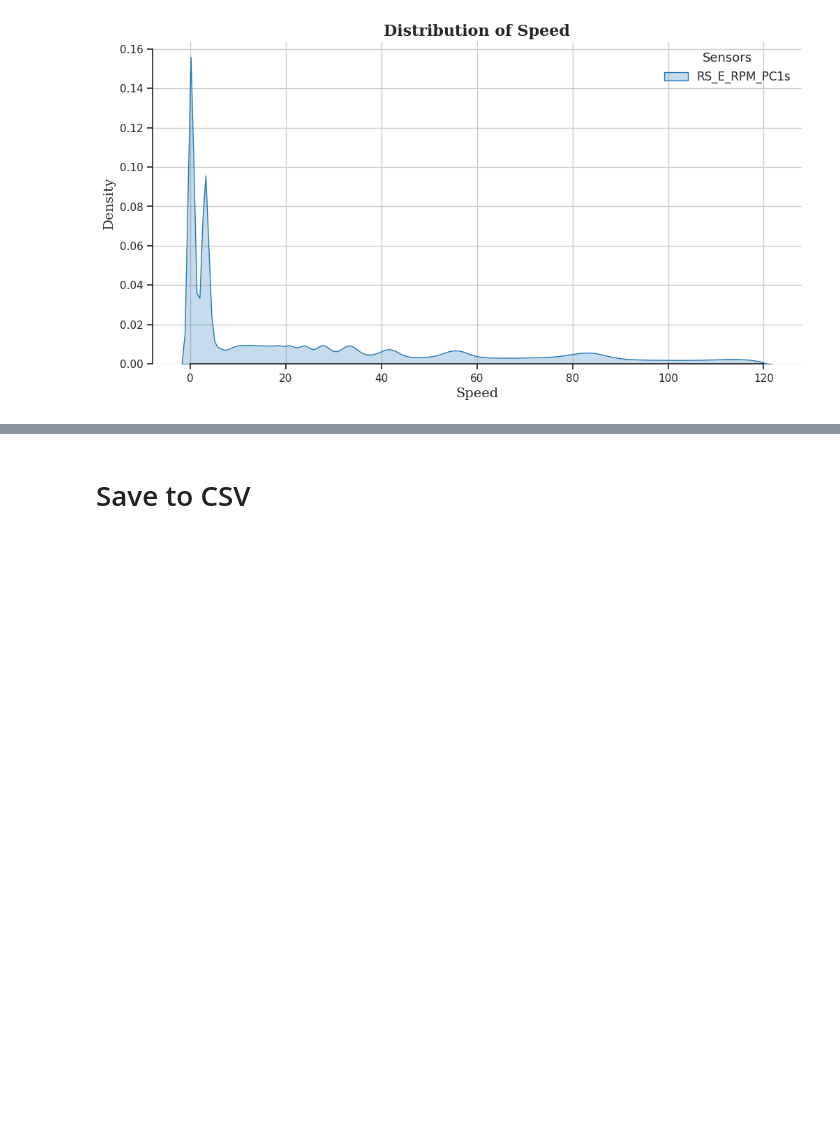
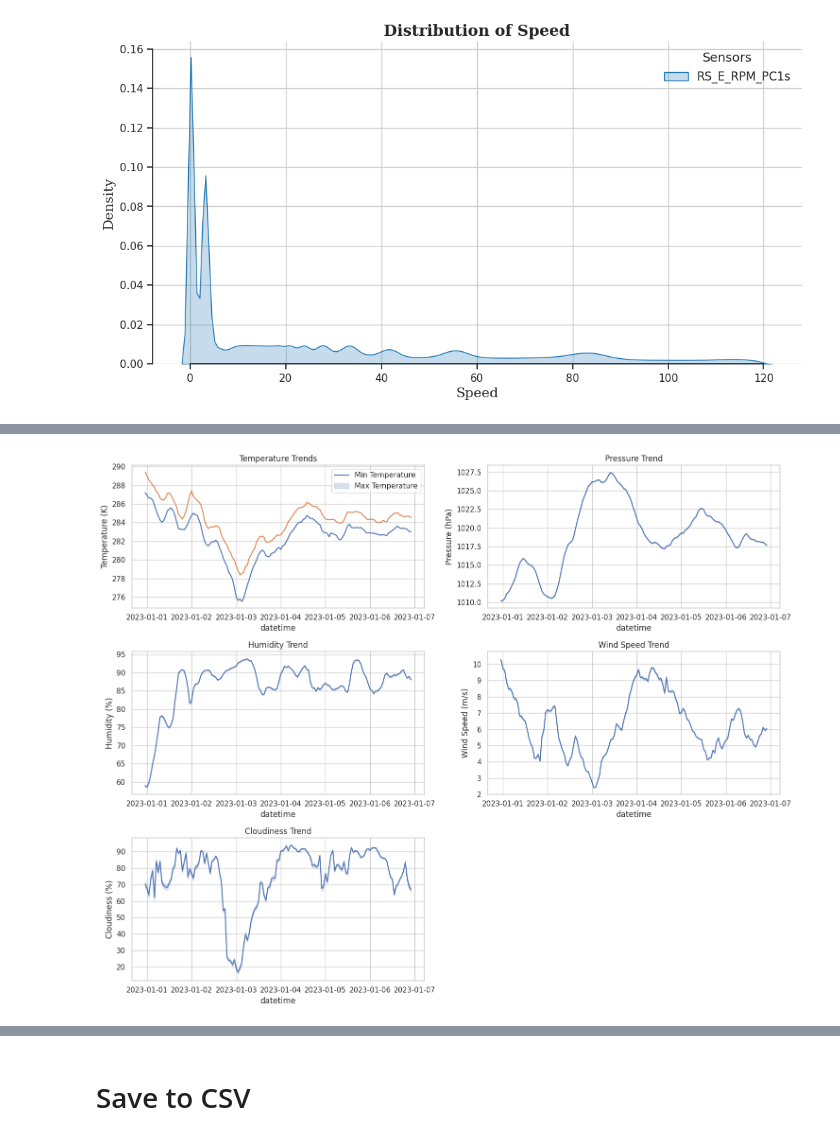
Before and after one commit to yutao-data/Data_Mining_SNCB, a Jupyter notebook: notebooks/sncb-data-enrichment.ipynb, the cells around one changed output, grey strips where cells are left out. Cells and saved outputs as stored; diff of their text form; code cells hidden in the pictures; blank space fills up the shorter version.

Commit message:
Data_Augumentation | Weather Data Sample Added

```diff
--- a/notebooks/sncb-data-enrichment.ipynb
+++ b/notebooks/sncb-data-enrichment.ipynb
@@ -163,0 +166,16 @@ plt.show()
+# %%
+dataset_path = '/kaggle/input/weather-data-7d/weather_data_7d.csv'
+
+# Check if the file exists before trying to read it
+if os.path.exists(dataset_path):
+    weather_data = pd.read_csv(dataset_path)
+
+    # Display the basic information and the first few rows of the dataframe
+    data_info = weather_data.info()
+    data_head = weather_data.head()
+
+    # If you want to print the information to the console
+    print(data_info)
+    print(data_head)
+else:
+    print(f"The file {dataset_path} does not exist.")
@@ -163,0 +200,52 @@ plt.show()
+# %%
+# Convert 'datetime' to a datetime object for easier manipulation
+weather_data['datetime'] = pd.to_datetime(weather_data['datetime'])
+
+# Set a style for the plots
+sns.set(style="whitegrid")
+
+# Create a figure with multiple subplots
+fig, axes = plt.subplots(nrows=3, ncols=2, figsize=(15, 12))
+
+# Temperature trends
+sns.lineplot(x='datetime', y='temp_min', data=weather_data, ax=axes[0, 0])
+sns.lineplot(x='datetime', y='temp_max', data=weather_data, ax=axes[0, 0])
+axes[0, 0].set_title('Temperature Trends')
+axes[0, 0].set_ylabel('Temperature (K)')
+axes[0, 0].legend(['Min Temperature', 'Max Temperature'])
+
+# Pressure trend
+sns.lineplot(x='datetime', y='pressure', data=weather_data, ax=axes[0, 1])
+axes[0, 1].set_title('Pressure Trend')
+axes[0, 1].set_ylabel('Pressure (hPa)')
+
+# Humidity trend
+sns.lineplot(x='datetime', y='humidity', data=weather_data, ax=axes[1, 0])
+axes[1, 0].set_title('Humidity Trend')
+axes[1, 0].set_ylabel('Humidity (%)')
+
+# Wind speed trend
+sns.lineplot(x='datetime', y='wind', data=weather_data, ax=axes[1, 1])
+axes[1, 1].set_title('Wind Speed Trend')
+axes[1, 1].set_ylabel('Wind Speed (m/s)')
+
+# Cloudiness trend
+sns.lineplot(x='datetime', y='clouds', data=weather_data, ax=axes[2, 0])
+axes[2, 0].set_title('Cloudiness Trend')
+axes[2, 0].set_ylabel('Cloudiness (%)')
+
+# Drop unused subplot
+fig.delaxes(axes[2][1])
+
+# Adjust layout
+plt.tight_layout()
+
+# Show the plots
+plt.show()
+
+# Basic statistics for each column
+basic_statistics = weather_data.describe()
+
+basic_statistics
+# %% [output]
+[figure, added]
```
Also changed, not shown: parts of 4 cells of this notebook.
